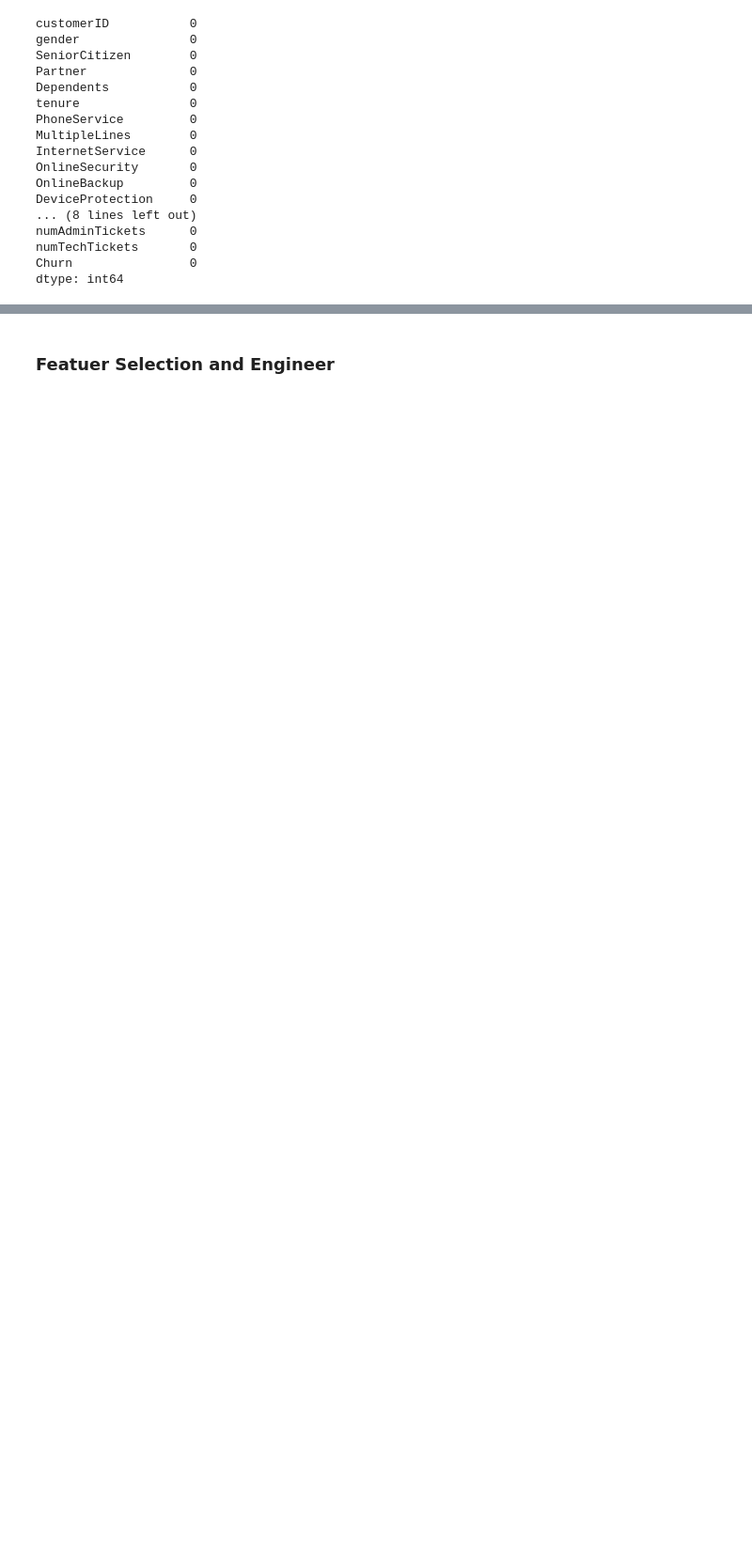
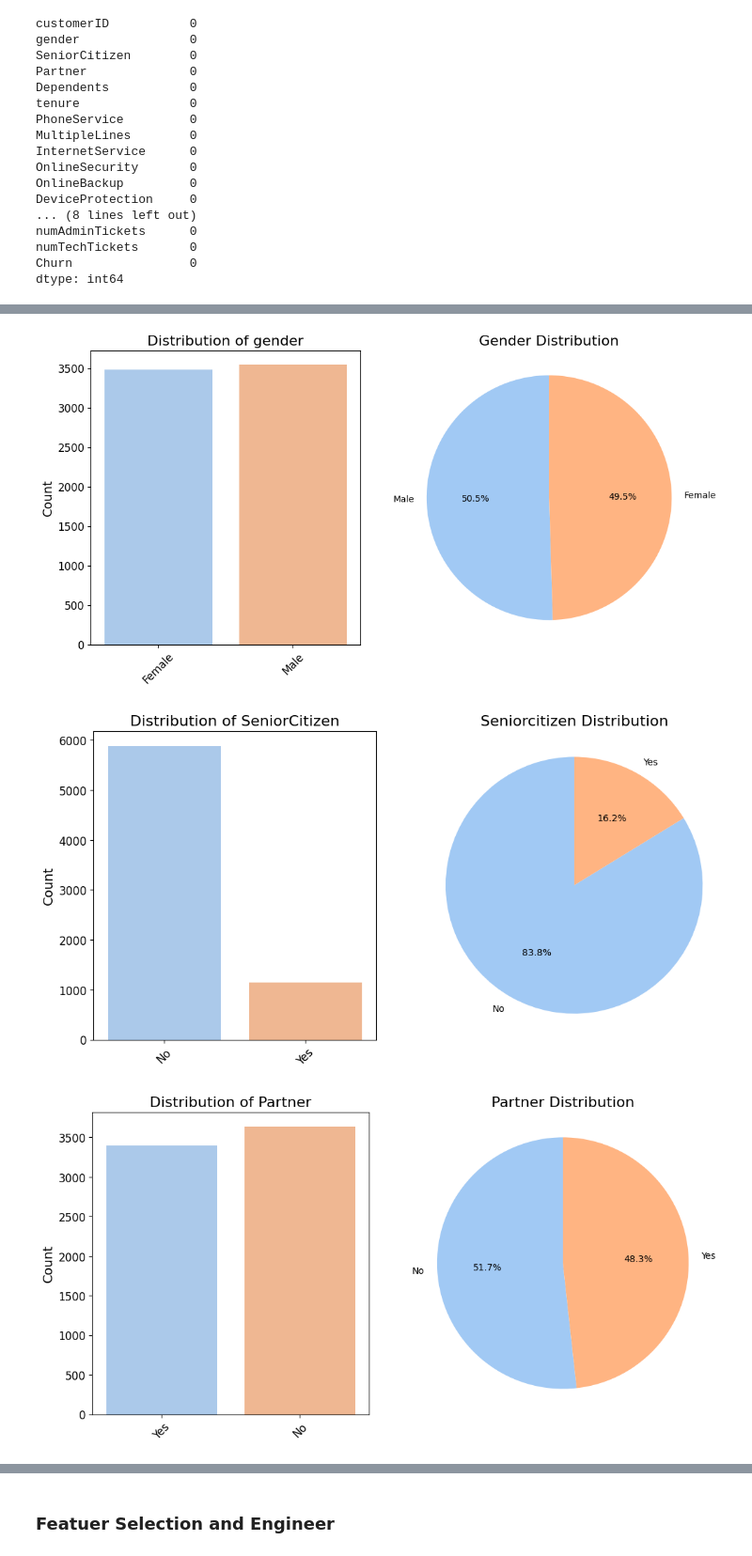
Before and after one commit to SammyXu129/DataScience-Customer_Churn_Model, a Jupyter notebook: churn_prediction.ipynb, the cells around one changed output, grey strips where cells are left out. Shown at 94% size. Drawn from its saved outputs; the diff is of its cells as text; code cells hidden in the pictures; blank space fills up the shorter version.

```diff
--- a/churn_prediction.ipynb
+++ b/churn_prediction.ipynb
@@ -133,0 +124,27 @@ Index(['gender', 'SeniorCitizen', 'Partner', 'Dependents', 'tenure',
+# %%
+import warnings
+warnings.filterwarnings('ignore')
+for col in cat_cols:
+  fig, (ax1, ax2) = plt.subplots(1, 2, figsize=(12, 6))
+  colors = sns.color_palette('pastel')
+
+  sns.countplot(x = col, data =  telco_df, ax =ax1, palette=colors)
+  ax1.set_title(f'Distribution of {col}', fontsize=16)
+  ax1.set_xlabel('')
+  ax1.set_ylabel('Count', fontsize=14)
+  ax1.tick_params(axis='x', labelsize=12)
+  ax1.tick_params(axis='y', labelsize=12)
+  ax1.set_xticklabels(ax1.get_xticklabels(), rotation=45)
+
+
+  values = telco_df[col].value_counts()
+  ax2.pie(x = values, labels = values.index,autopct='%1.1f%%', startangle=90, colors=[colors[0], colors[1], colors[2],colors[3]])
+  ax2.set_title(f'{col.capitalize()} Distribution', fontsize=16)
+  ax2.axis('equal')
+
+plt.tight_layout()
+plt.show()
+# %% [output]
+[figure, added]
+[figure, added]
+[figure, added]
```
Also changed, not shown: parts of 80 cells of this notebook.
